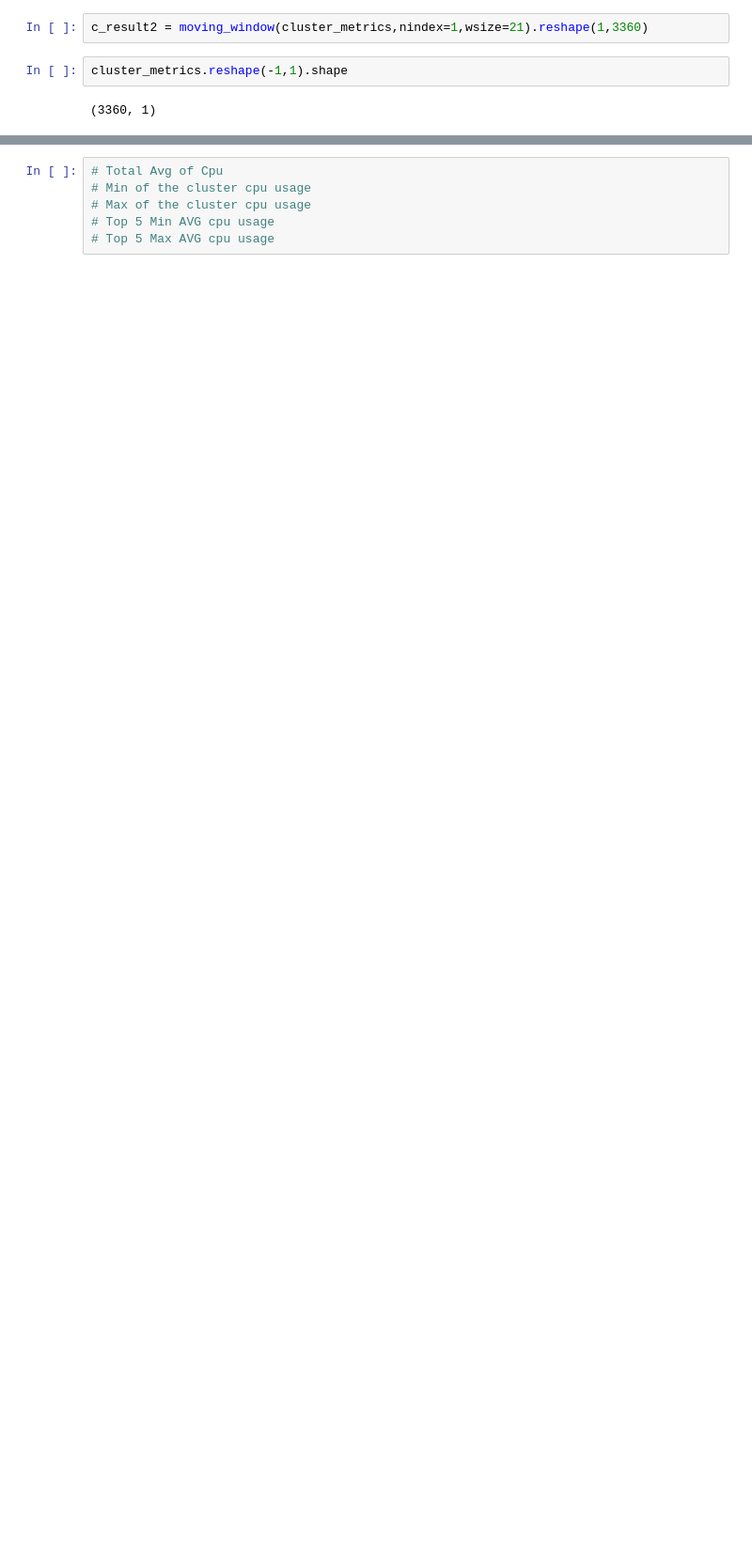
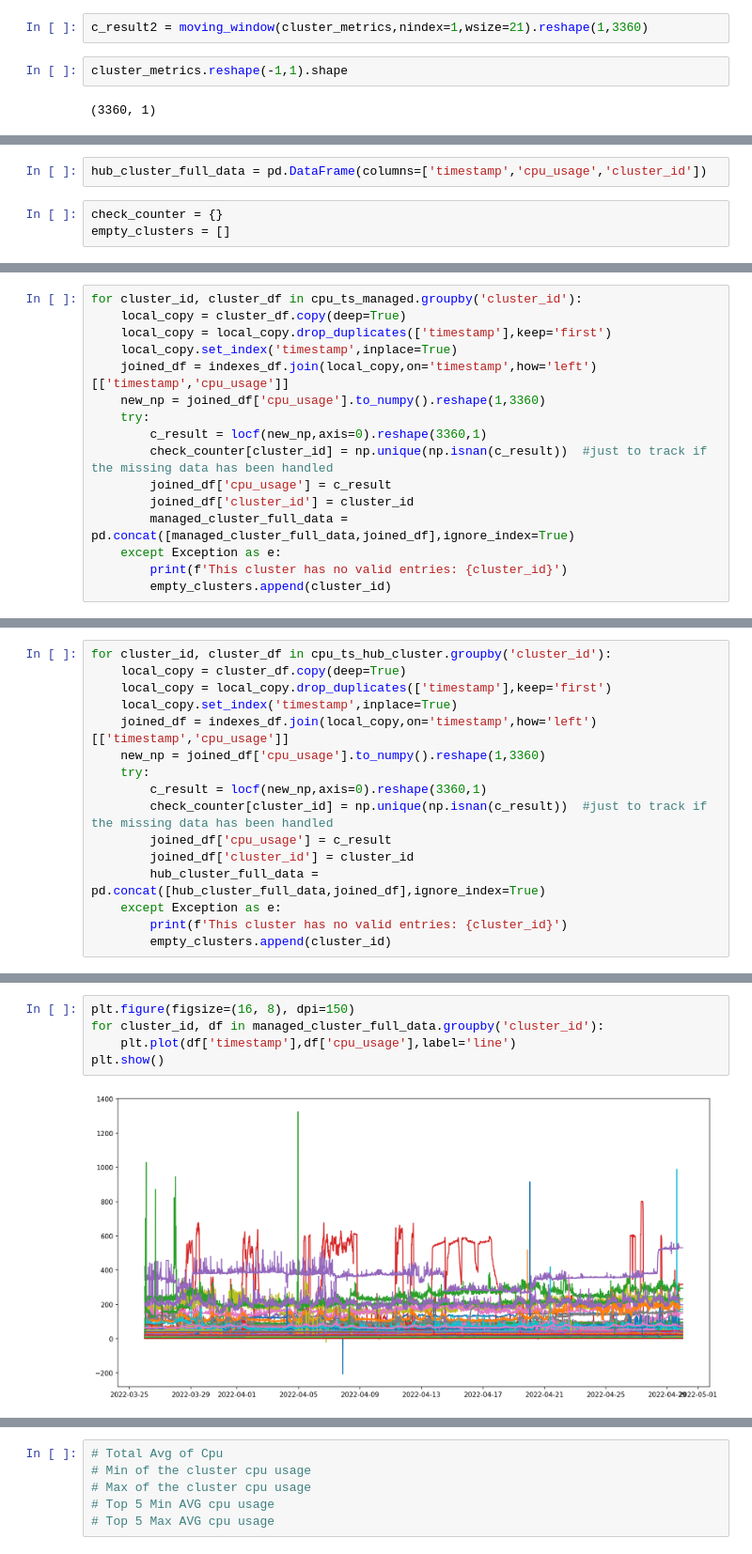
Before and after one commit to Anxhela21/acm-data-project, a Jupyter notebook: metric_preprocessing.ipynb, the cells around one changed output, grey strips where cells are left out. Shown at 94% size. Drawn from its saved outputs; the diff is of its cells as text; blank space fills up the shorter version.

Commit message:
handled missing data for clusters and generated new features from timeseries data

```diff
--- a/metric_preprocessing.ipynb
+++ b/metric_preprocessing.ipynb
@@ -270,0 +270,5 @@ L = (df_copy.set_index(['cluster_id',g])
+# %%
+hub_cluster_full_data = pd.DataFrame(columns=['timestamp','cpu_usage','cluster_id'])
+# %%
+check_counter = {}
+empty_clusters = []
@@ -270,0 +277,16 @@ L = (df_copy.set_index(['cluster_id',g])
+# %%
+for cluster_id, cluster_df in cpu_ts_managed.groupby('cluster_id'):
+    local_copy = cluster_df.copy(deep=True)
+    local_copy = local_copy.drop_duplicates(['timestamp'],keep='first')
+    local_copy.set_index('timestamp',inplace=True)
+    joined_df = indexes_df.join(local_copy,on='timestamp',how='left')[['timestamp','cpu_usage']]
+    new_np = joined_df['cpu_usage'].to_numpy().reshape(1,3360)
+    try:
+        c_result = locf(new_np,axis=0).reshape(3360,1)
+        check_counter[cluster_id] = np.unique(np.isnan(c_result))  #just to track if the missing data has been handled
+        joined_df['cpu_usage'] = c_result
+        joined_df['cluster_id'] = cluster_id
+        managed_cluster_full_data = pd.concat([managed_cluster_full_data,joined_df],ignore_index=True)
+    except Exception as e:
+        print(f'This cluster has no valid entries: {cluster_id}')
+        empty_clusters.append(cluster_id)
@@ -270,0 +295,16 @@ L = (df_copy.set_index(['cluster_id',g])
+# %%
+for cluster_id, cluster_df in cpu_ts_hub_cluster.groupby('cluster_id'):
+    local_copy = cluster_df.copy(deep=True)
+    local_copy = local_copy.drop_duplicates(['timestamp'],keep='first')
+    local_copy.set_index('timestamp',inplace=True)
+    joined_df = indexes_df.join(local_copy,on='timestamp',how='left')[['timestamp','cpu_usage']]
+    new_np = joined_df['cpu_usage'].to_numpy().reshape(1,3360)
+    try:
+        c_result = locf(new_np,axis=0).reshape(3360,1)
+        check_counter[cluster_id] = np.unique(np.isnan(c_result))  #just to track if the missing data has been handled
+        joined_df['cpu_usage'] = c_result
+        joined_df['cluster_id'] = cluster_id
+        hub_cluster_full_data = pd.concat([hub_cluster_full_data,joined_df],ignore_index=True)
+    except Exception as e:
+        print(f'This cluster has no valid entries: {cluster_id}')
+        empty_clusters.append(cluster_id)
@@ -270,0 +357,7 @@ L = (df_copy.set_index(['cluster_id',g])
+# %%
+plt.figure(figsize=(16, 8), dpi=150)
+for cluster_id, df in managed_cluster_full_data.groupby('cluster_id'):
+    plt.plot(df['timestamp'],df['cpu_usage'],label='line')
+plt.show()
+# %% [output]
+[figure, added]
```
Also changed, not shown: parts of 40 cells of this notebook, 1 other file.
